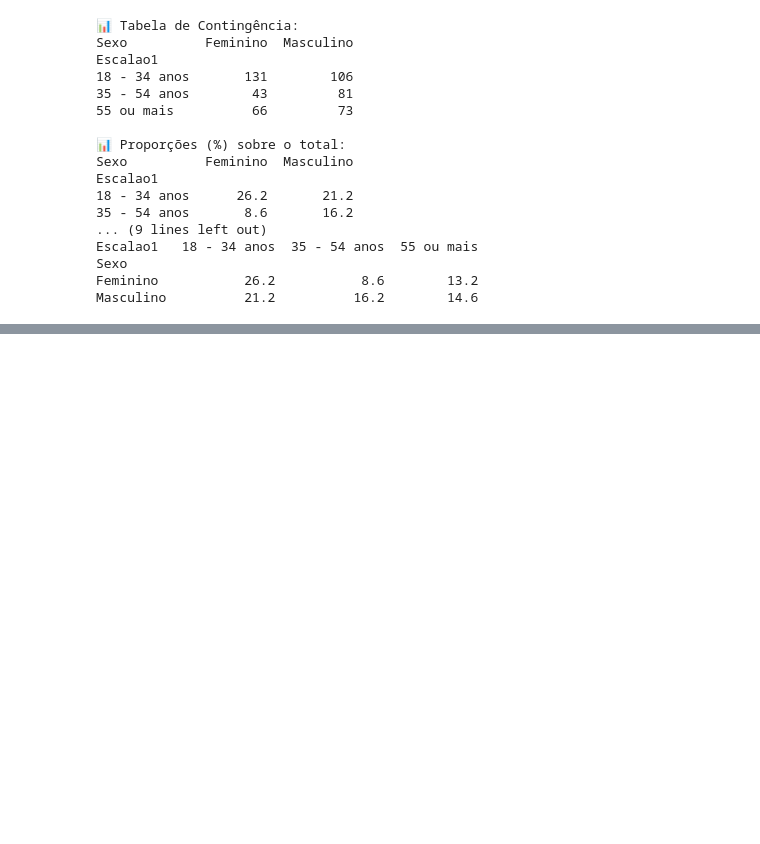
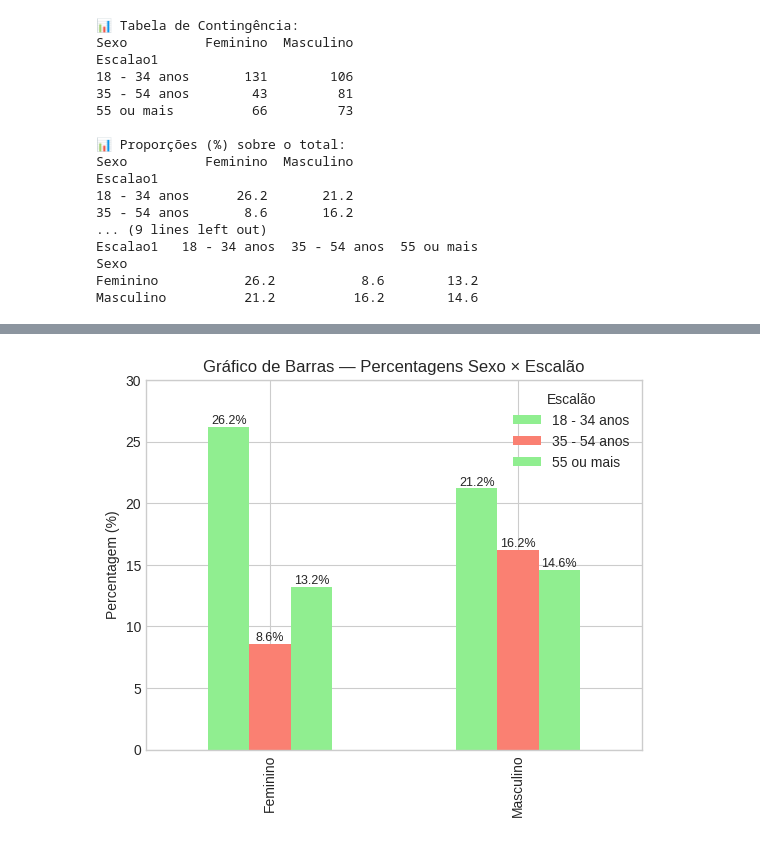
Before and after one commit to RuiRodrigues-lab/DataScienceFE, a Jupyter notebook: CP4_1.ipynb, the cells around one changed output, grey strips where cells are left out. Saved outputs shown, nothing was run; the diff lists cells and outputs as text; code cells hidden in the pictures; blank space fills up the shorter version.

```diff
--- a/CP4_1.ipynb
+++ b/CP4_1.ipynb
@@ -94,0 +152,16 @@ Masculino          21.2          16.2        14.6
+# %%
+# --------------------------------------------------
+# G4 — Barras (% total) Sexo × Escalão
+# --------------------------------------------------
+ax = prop_total_inv.plot(kind='bar', color=cores_sexo)
+plt.title("Gráfico de Barras — Percentagens Sexo × Escalão")
+plt.ylabel("Percentagem (%)")
+plt.xlabel("")
+plt.ylim(0, 30)
+plt.legend(title="Escalão", loc='upper right')
+
+for container in ax.containers:
+    ax.bar_label(container, fmt='%.1f%%', label_type='edge', fontsize=9)
+plt.show()
+# %% [output]
+[figure, added]
```
Also changed, not shown: parts of 7 cells of this notebook.
